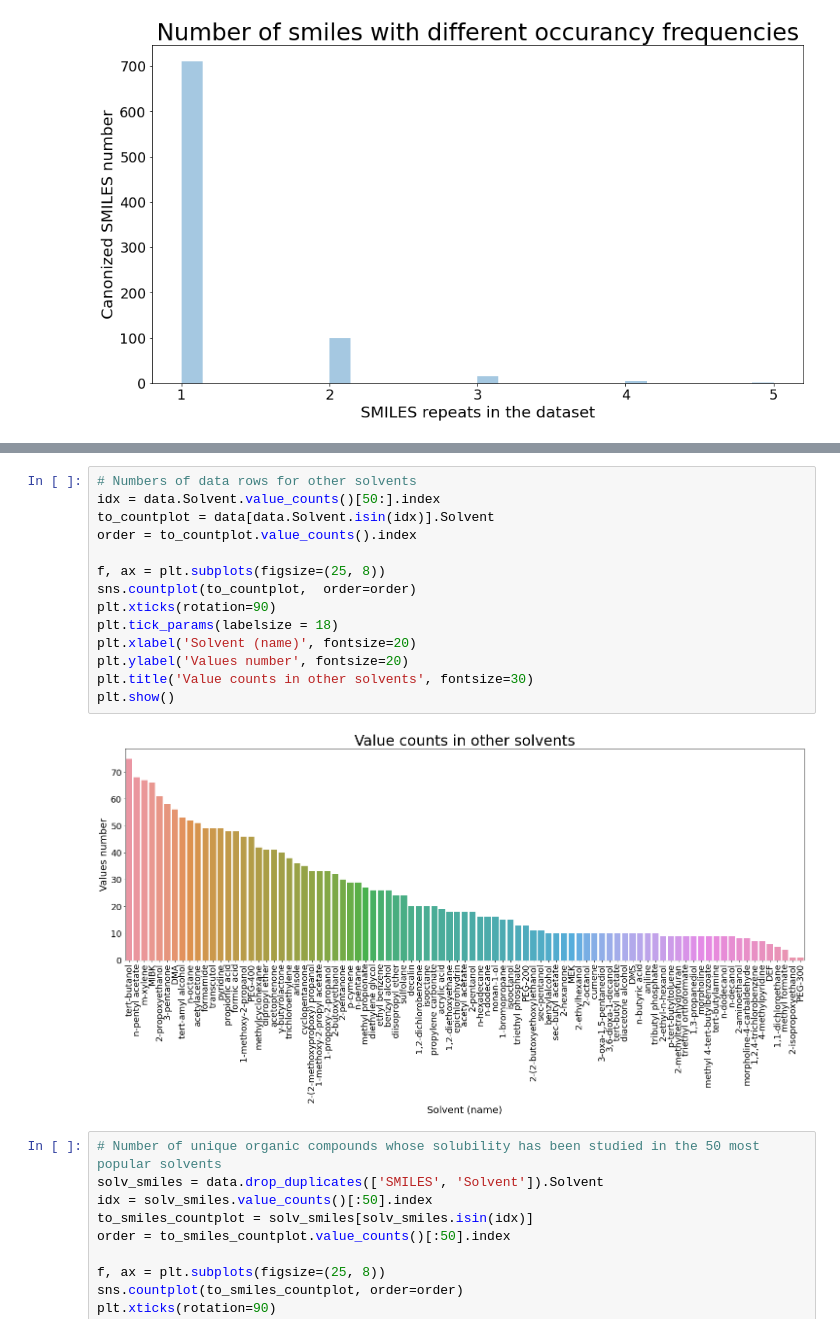
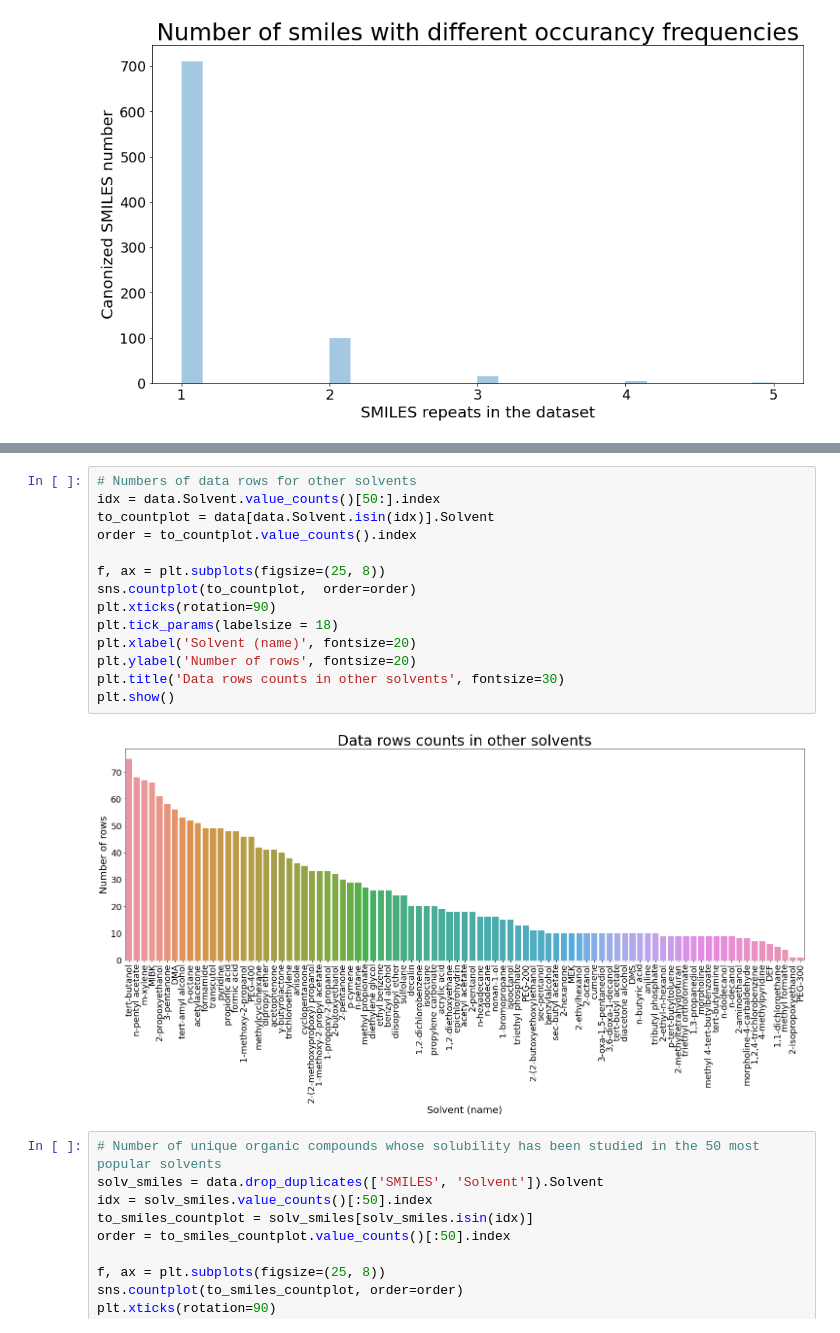
Before and after one commit to Cemich/BigSolDB, a Jupyter notebook: Solubility Graphics.ipynb, the cells around one changed output, grey strips where cells are left out. Drawn from its saved outputs; the diff is of its cells as text.

Commit message:
values numbers changed to rows counts numbers

```diff
--- a/Solubility Graphics.ipynb
+++ b/Solubility Graphics.ipynb
@@ -138,19 +138,19 @@ plt.show()
 # %%
 # Numbers of data rows for other solvents
 idx = data.Solvent.value_counts()[50:].index
 to_countplot = data[data.Solvent.isin(idx)].Solvent
 order = to_countplot.value_counts().index
 
 f, ax = plt.subplots(figsize=(25, 8))
 sns.countplot(to_countplot,  order=order)
 plt.xticks(rotation=90)
 plt.tick_params(labelsize = 18)
 plt.xlabel('Solvent (name)', fontsize=20)
-plt.ylabel('Values number', fontsize=20)
-plt.title('Value counts in other solvents', fontsize=30)
+plt.ylabel('Number of rows', fontsize=20)
+plt.title('Data rows counts in other solvents', fontsize=30)
 plt.show()
 # %% [output]
-[figure, old version]
+[figure, new version]
 # %%
 # Number of unique organic compounds whose solubility has been studied in the 50 most popular solvents
 solv_smiles = data.drop_duplicates(['SMILES', 'Solvent']).Solvent
```
Also changed, not shown: parts of 3 cells of this notebook.
